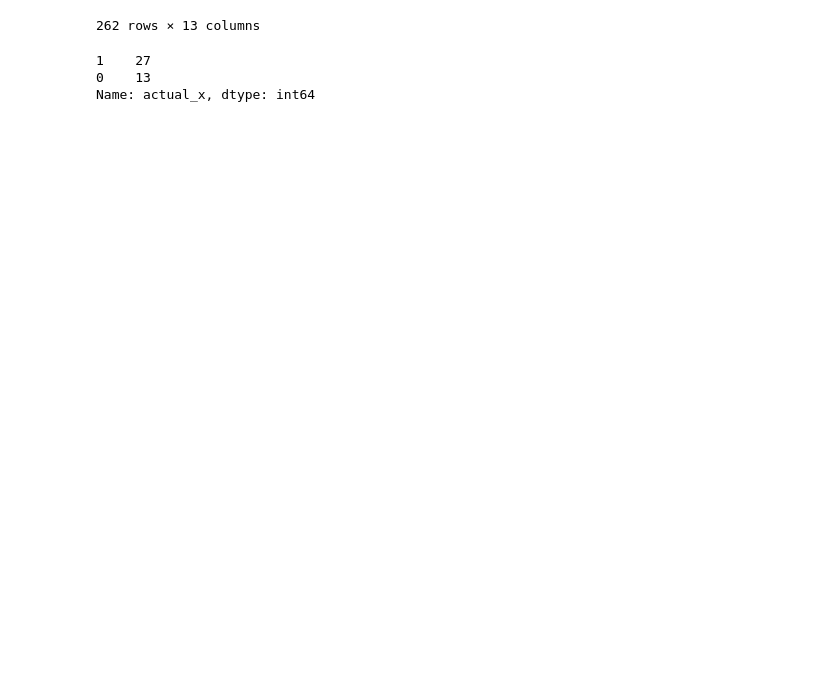
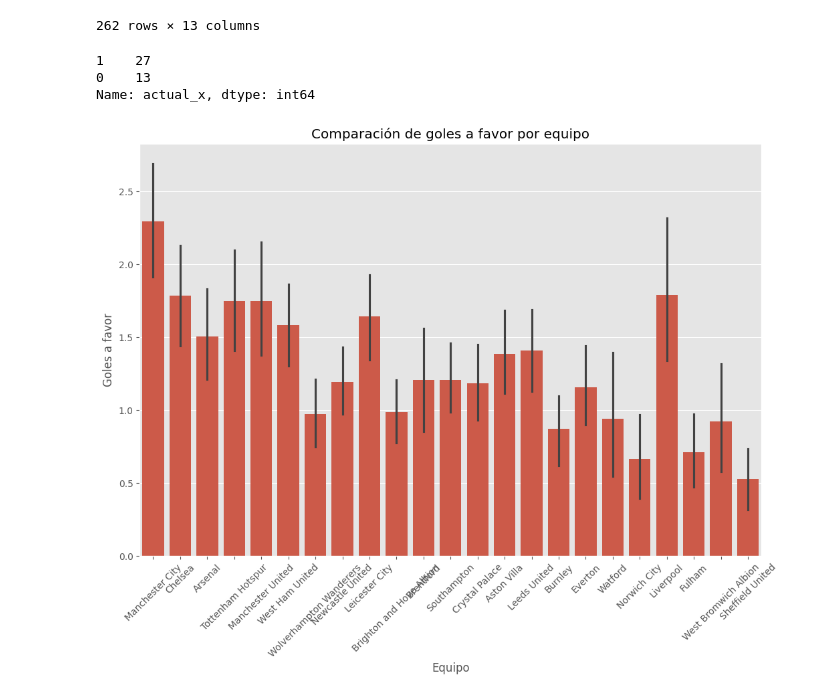
Before and after one commit to joseasequeira/Data-Analyst-Portafolio, a Jupyter notebook: Football_Prediction.ipynb, the cells around one changed output. Cells and saved outputs as stored; diff of their text form; code cells hidden in the pictures; blank space fills up the shorter version.

```diff
--- a/Football_Prediction.ipynb
+++ b/Football_Prediction.ipynb
@@ -311,9 +375,22 @@ merged
 | 260 | 0 | 0 | 2022-04-08 | Wolverhampton Wanderers | Newcastle Utd | L | Wolves | 1 | 0 | ... |
 | 261 | 0 | 0 | 2022-04-24 | Wolverhampton Wanderers | Burnley | L | Wolves | 1 | 0 | ... |
 262 rows × 13 columns
-# %%
-merged[(merged["predicted_x"] == 1) & (merged["predicted_y"] ==0)]["actual_x"].value_counts()
-# %% [output]
-1    27
-0    13
-Name: actual_x, dtype: int64
+# %%
+# Filtrando el DataFrame fusionado para casos donde el modelo predijo una victoria y el oponente no ganó
+merged[(merged["predicted_x"] == 1) & (merged["predicted_y"] ==0)]["actual_x"].value_counts()
+# %% [output]
+1    27
+0    13
+Name: actual_x, dtype: int64
+# %%
+# Visualización de comparaciones entre equipos
+# Gráfico de barras de goles a favor por equipo
+plt.figure(figsize=(12, 8))
+sns.barplot(x='team', y='gf', data=matches)
+plt.title('Comparación de goles a favor por equipo')
+plt.xlabel('Equipo')
+plt.ylabel('Goles a favor')
+plt.xticks(rotation=45)
+plt.show()
+# %% [output]
+[figure, added]
```
Also changed, not shown: parts of 68 cells of this notebook.
